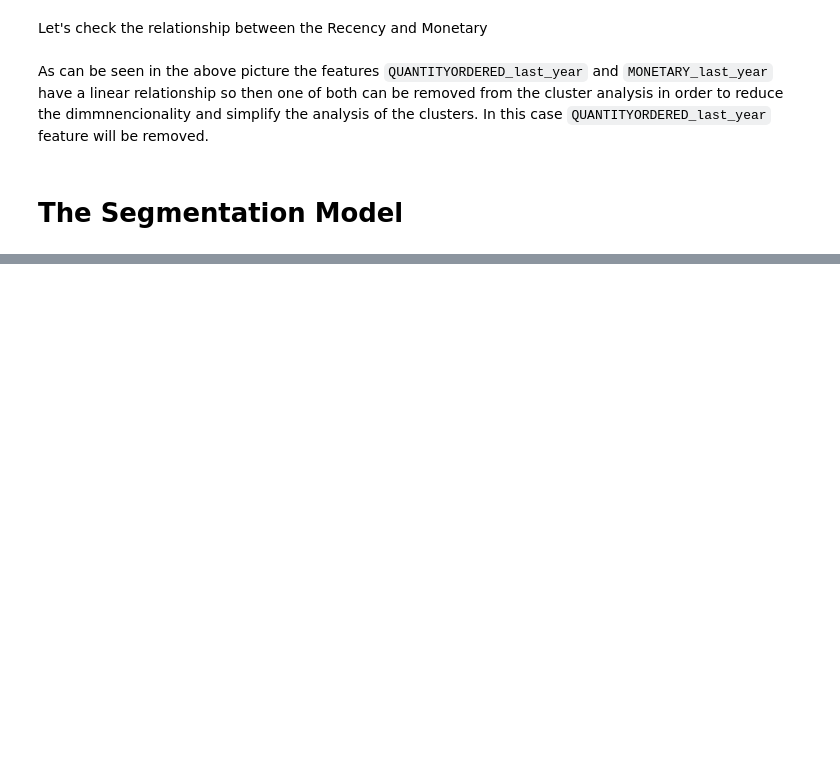
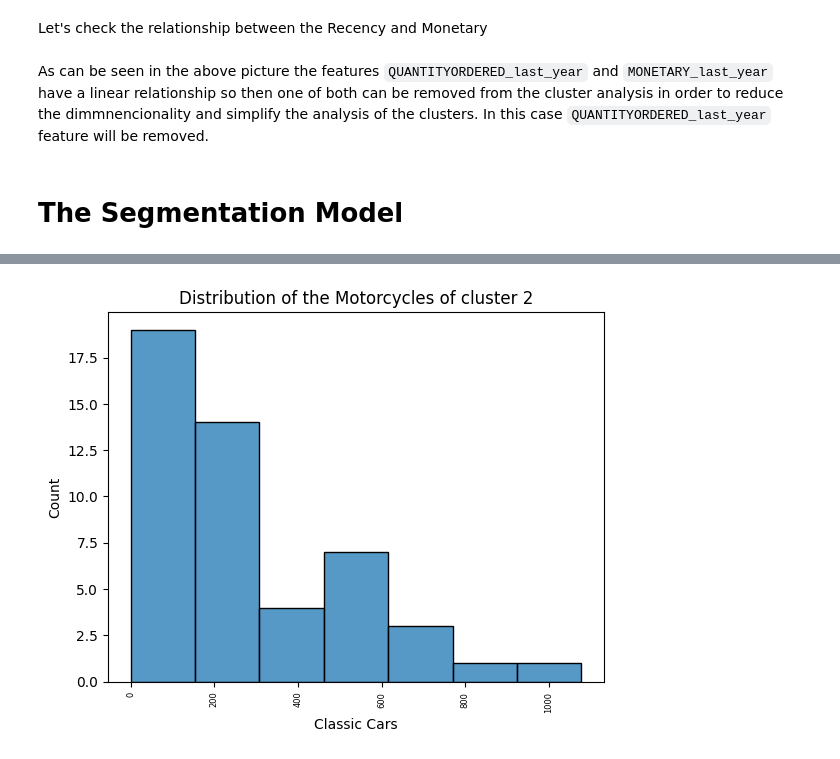
Before and after one commit to cgn00/Customer_Segmentation, a Jupyter notebook: customer_segmentation.ipynb, the cells around one changed output, grey strips where cells are left out. Cells and saved outputs as stored; diff of their text form; code cells hidden in the pictures; blank space fills up the shorter version.

```diff
--- a/customer_segmentation.ipynb
+++ b/customer_segmentation.ipynb
@@ -503,8 +584,11 @@ product_line_df.groupby(by="KMeansLabel").mean()
 # %%
-sns.histplot(data=product_line_df[product_line_df["KMeansLabel"]==2], x="Classic Cars")
-plt.title("Distribution of the Motorcycles of cluster 2")
+cluster_label = 2
+sns.histplot(data=product_line_df[product_line_df["KMeansLabel"]==cluster_label], x="Classic Cars")
+plt.title(f"Distribution of the Motorcycles of cluster {cluster_label}")
 plt.xticks(rotation=90, fontsize=6)
 plt.show()
+# %% [output]
+[figure, added]
 # %%
 neigh = NearestNeighbors(n_neighbors=2).fit(rfm_df_scaled)
 distances, indices = neigh.kneighbors(rfm_df_scaled)
```
Also changed, not shown: parts of 13 cells of this notebook.
